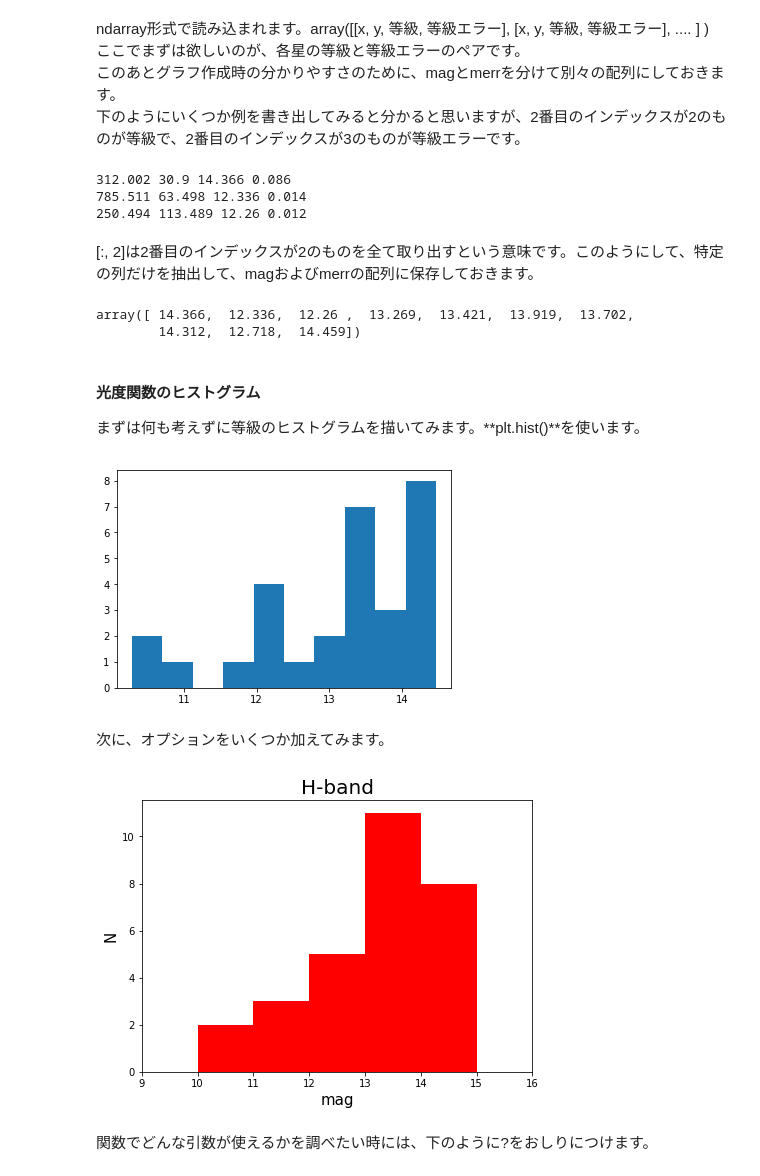
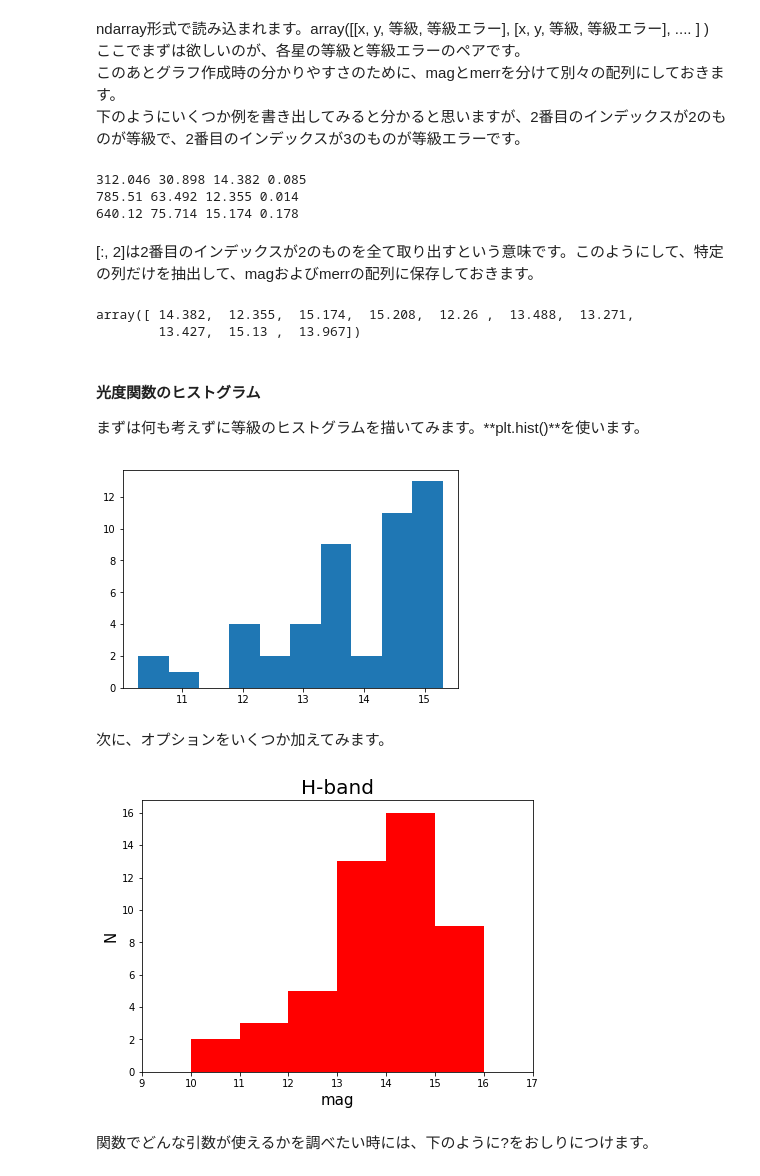
Before and after one commit to yas-nakajima/tohoku2017python, a Jupyter notebook: course6_matplotlib.ipynb, the cells around one changed output. Drawn from its saved outputs; the diff is of its cells as text; code cells hidden in the pictures.

```diff
--- a/course6_matplotlib.ipynb
+++ b/course6_matplotlib.ipynb
@@ -25,7 +25,7 @@ numpy.loadtxt()を用いてこのデータを読み込みます。
 # %%
 import numpy as np
 # %%
-mlist = np.loadtxt('result_calib.txt')
+mlist = np.loadtxt('result1calib.txt')
 # %% [markdown]
 ndarray形式で読み込まれます。array([[x, y, 等級, 等級エラー], [x, y, 等級, 等級エラー], .... ] )
 ここでまずは欲しいのが、各星の等級と等級エラーのペアです。
@@ -36,9 +36,9 @@ print (mlist[0,0], mlist[0,1], mlist[0,2], mlist[0,3])
 print (mlist[1,0], mlist[1,1], mlist[1,2], mlist[1,3])
 print (mlist[2,0], mlist[2,1], mlist[2,2], mlist[2,3])
 # %% [output]
-312.002 30.9 14.366 0.086
-785.511 63.498 12.336 0.014
-250.494 113.489 12.26 0.012
+312.046 30.898 14.382 0.085
+785.51 63.492 12.355 0.014
+640.12 75.714 15.174 0.178
 # %%
 mag = mlist[:, 2]
 merr = mlist[:, 3]
@@ -47,8 +47,8 @@ merr = mlist[:, 3]
 # %%
 mag[:10]  # 長いので最初の10コだけ抽出
 # %% [output]
-array([ 14.366,  12.336,  12.26 ,  13.269,  13.421,  13.919,  13.702,
-        14.312,  12.718,  14.459])
+array([ 14.382,  12.355,  15.174,  15.208,  12.26 ,  13.488,  13.271,
+        13.427,  15.13 ,  13.967])
 # %% [markdown]
 #### 光度関数のヒストグラム
 まずは何も考えずに等級のヒストグラムを描いてみます。**plt.hist()**を使います。
@@ -56,19 +56,19 @@ array([ 14.366,  12.336,  12.26 ,  13.269,  13.421,  13.919,  13.702,
 plt.hist(mag)
 plt.show()
 # %% [output]
-[figure, old version]
+[figure, new version]
 # %% [markdown]
 次に、オプションをいくつか加えてみます。
 # %%
 plt.figure(figsize=(7, 5))  #  図のサイズ
-plt.hist(mag, bins=7, range=(9,16), color='red')  # ビンの数、ヒストグラムの範囲、色を指定
-plt.xlim(9, 16) # グラフのX軸の範囲
+plt.hist(mag, bins=8, range=(9,17), color='red')  # ビンの数、ヒストグラムの範囲、色を指定
+plt.xlim(9, 17) # グラフのX軸の範囲
 plt.title('H-band', fontsize=20)
 plt.xlabel('mag', fontsize=15)
 plt.ylabel('N', fontsize=15)
 plt.show()
 # %% [output]
-[figure, old version]
+[figure, new version]
 # %% [markdown]
 関数でどんな引数が使えるかを調べたい時には、下のように?をおしりにつけます。
 # %%
```
Also changed, not shown: parts of 8 cells of this notebook, 4 other files.
